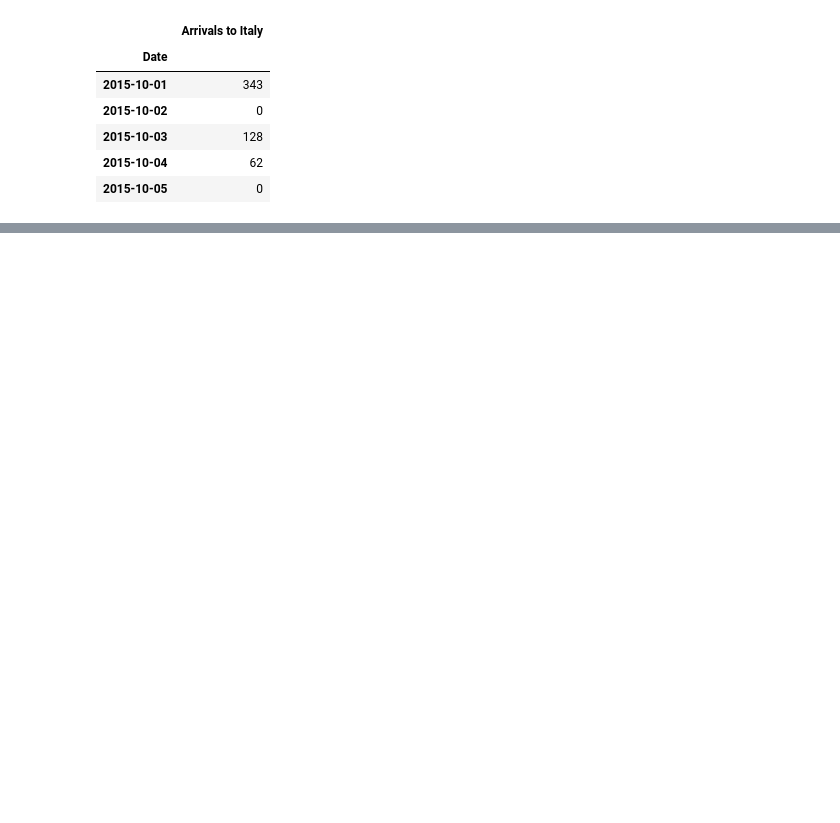
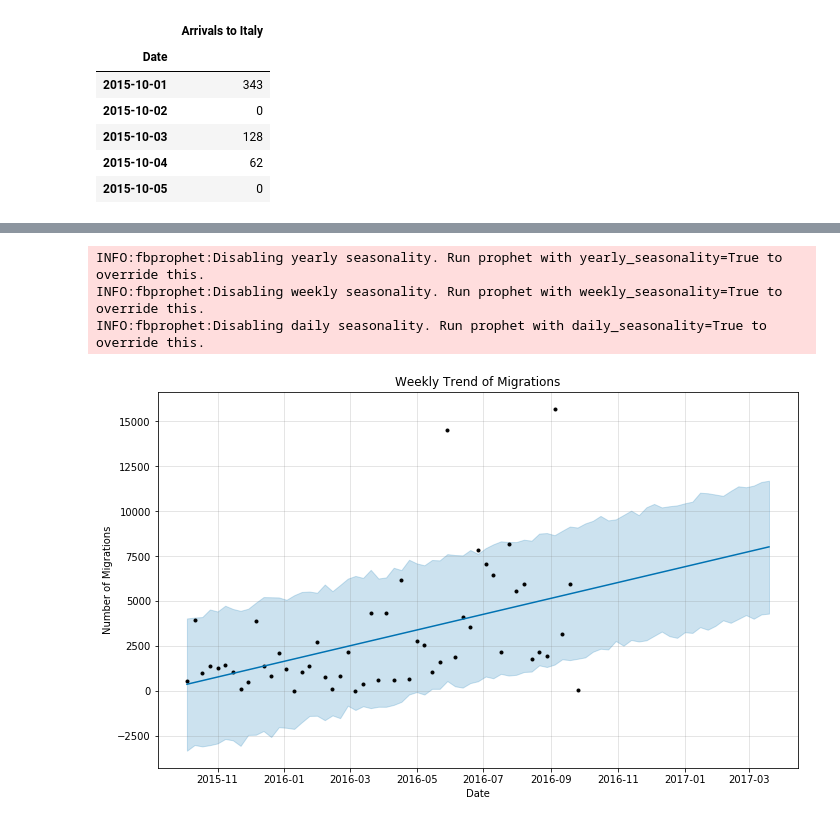
Before and after one commit to hmafnan/Timeseries-Analysis, a Jupyter notebook: src/Analysis.ipynb, the cells around one changed output, grey strips where cells are left out. Drawn from its saved outputs; the diff is of its cells as text; code cells hidden in the pictures; blank space fills up the shorter version.

```diff
--- a/src/Analysis.ipynb
+++ b/src/Analysis.ipynb
@@ -18,0 +39,14 @@ df.head()
+# %%
+ph_model = fbprophet.Prophet(changepoint_prior_scale=0.14)
+ph_model.fit(w_df)
+ph_forecast = ph_model.make_future_dataframe(periods=25, freq='W')
+ph_forecast = ph_model.predict(ph_forecast)
+
+ph_model.plot(ph_forecast, xlabel = 'Date', ylabel = 'Number of Migrations')
+plt.title('Weekly Trend of Migrations')
+plt.show()
+# %% [output]
+INFO:fbprophet:Disabling yearly seasonality. Run prophet with yearly_seasonality=True to override this.
+INFO:fbprophet:Disabling weekly seasonality. Run prophet with weekly_seasonality=True to override this.
+INFO:fbprophet:Disabling daily seasonality. Run prophet with daily_seasonality=True to override this.
+[figure, added]
```
Also changed, not shown: parts of 4 cells of this notebook.
